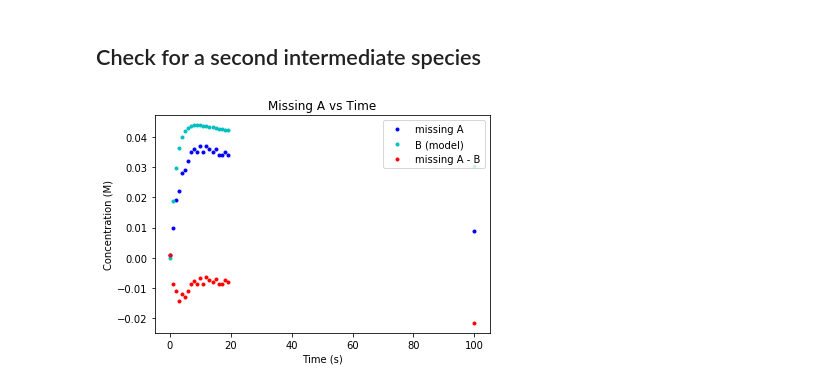
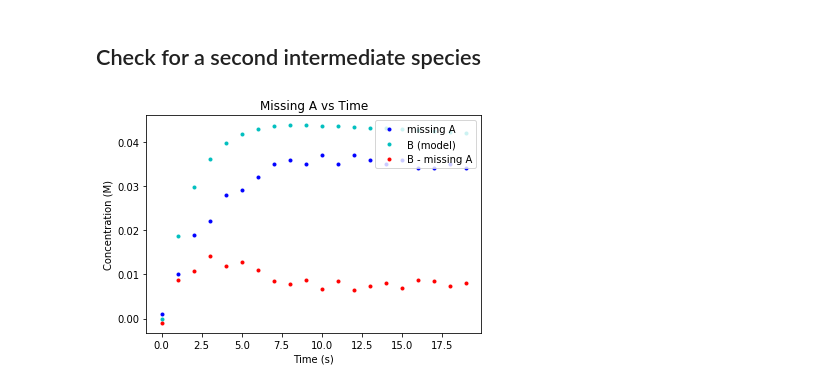
Before and after one commit to ayisakov/kinetics-project, a Jupyter notebook: validator-a-to-d.ipynb, the cells around one changed output. Cells and saved outputs as stored; diff of their text form; code cells hidden in the pictures.

```diff
--- a/validator-a-to-d.ipynb
+++ b/validator-a-to-d.ipynb
@@ -404,16 +404,16 @@ def b_concentration(times, ca0, cc0, T, params):
 # %%
 # Generate model dataset that matches the times of the experimental dataset
 # and subtract the B concentration at every time step
 model_a_ts, model_d_ts, model_u_ts, model_b_ts = concentrations(exp.Time.values, init.A, init.C, init.T,
                                 (alpha1, alpha2, beta1, beta2, gamma, k1, k_1, k2, k3))
-missing_a_not_b = exp_possible_b - model_b_ts
-plt.plot(exp.Time.values, exp_possible_b, 'b.', label='missing A')
-plt.plot(exp.Time.values, model_b_ts, 'c.', label='B (model)')
-plt.plot(exp.Time.values, missing_a_not_b, 'r.', label='missing A - B')
+missing_a_not_b = model_b_ts - exp_possible_b
+plt.plot(exp.Time.values[:-1], exp_possible_b[:-1], 'b.', label='missing A')
+plt.plot(exp.Time.values[:-1], model_b_ts[:-1], 'c.', label='B (model)')
+plt.plot(exp.Time.values[:-1], missing_a_not_b[:-1], 'r.', label='B - missing A')
 plt.title('Missing A vs Time')
 plt.xlabel('Time (s)')
 plt.ylabel('Concentration (M)')
 plt.legend(loc=1)
 plt.show()
 # %% [output]
-[figure, old version]
+[figure, new version]
```
Also changed, not shown: 6 other files.
